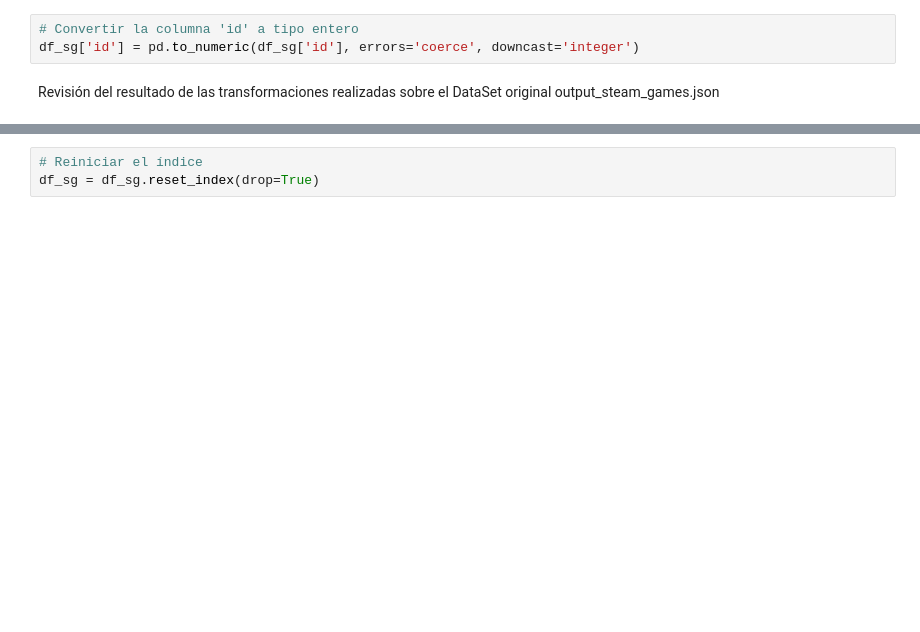
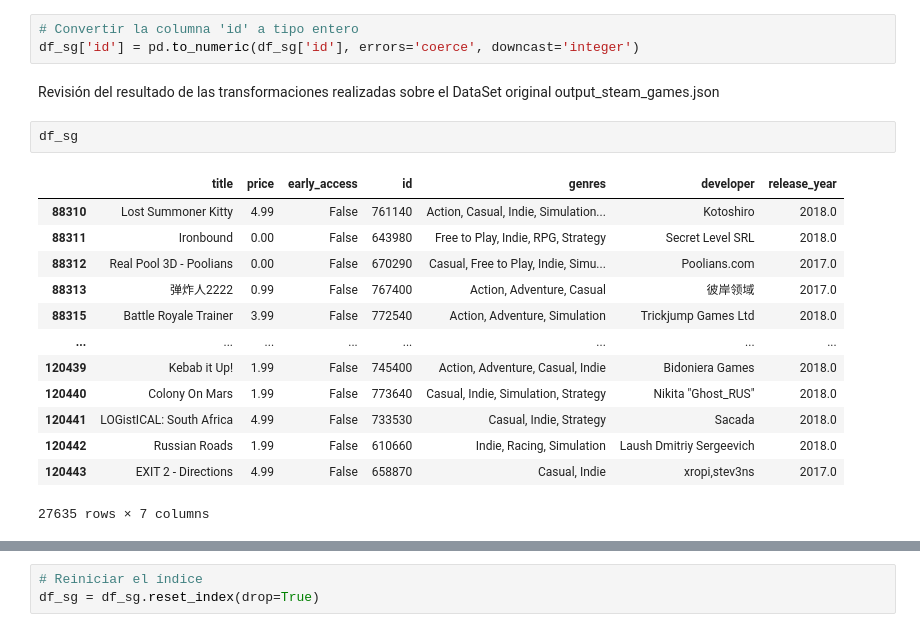
Before and after one commit to NICOLAS-ANTONIO/Recomendacion_Steam, a Jupyter notebook: ETL_STEAM.ipynb, the cells around one changed output, grey strips where cells are left out. Saved outputs shown, nothing was run; the diff lists cells and outputs as text; blank space fills up the shorter version.

```diff
--- a/ETL_STEAM.ipynb
+++ b/ETL_STEAM.ipynb
@@ -793,3 +812,19 @@ Cantidad de valores únicos en 'id': 27635
 df_sg['id'] = pd.to_numeric(df_sg['id'], errors='coerce', downcast='integer')
 # %% [markdown]
 Revisión del resultado de las transformaciones realizadas sobre el DataSet original output_steam_games.json
+# %%
+df_sg
+# %% [output]
+|  | title | price | early_access | id | genres | developer | release_year |
+| 88310 | Lost Summoner Kitty | 4.99 | False | 761140 | Action, Casual, Indie, Simulation... | Kotoshiro | 2018.0 |
+| 88311 | Ironbound | 0.00 | False | 643980 | Free to Play, Indie, RPG, Strategy | Secret Level SRL | 2018.0 |
+| 88312 | Real Pool 3D - Poolians | 0.00 | False | 670290 | Casual, Free to Play, Indie, Simu... | Poolians.com | 2017.0 |
+| 88313 | 弹炸人2222 | 0.99 | False | 767400 | Action, Adventure, Casual | 彼岸领域 | 2017.0 |
+| 88315 | Battle Royale Trainer | 3.99 | False | 772540 | Action, Adventure, Simulation | Trickjump Games Ltd | 2018.0 |
+| ... | ... | ... | ... | ... | ... | ... | ... |
+| 120439 | Kebab it Up! | 1.99 | False | 745400 | Action, Adventure, Casual, Indie | Bidoniera Games | 2018.0 |
+| 120440 | Colony On Mars | 1.99 | False | 773640 | Casual, Indie, Simulation, Strategy | Nikita "Ghost_RUS" | 2018.0 |
+| 120441 | LOGistICAL: South Africa | 4.99 | False | 733530 | Casual, Indie, Strategy | Sacada | 2018.0 |
+| 120442 | Russian Roads | 1.99 | False | 610660 | Indie, Racing, Simulation | Laush Dmitriy Sergeevich | 2018.0 |
+| 120443 | EXIT 2 - Directions | 4.99 | False | 658870 | Casual, Indie | xropi,stev3ns | 2017.0 |
+27635 rows × 7 columns
```
Also changed, not shown: parts of 26 cells of this notebook, 3 other files.
